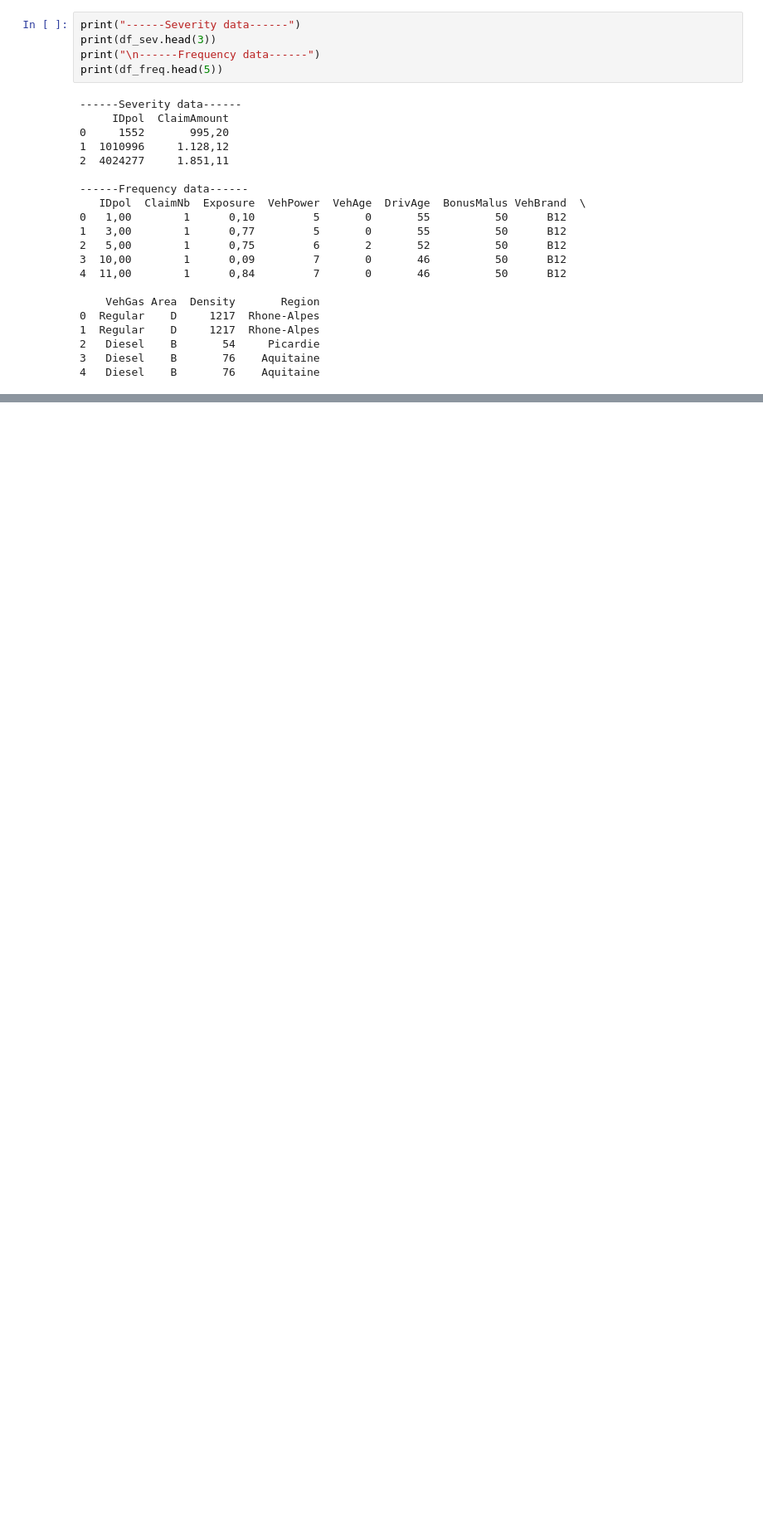
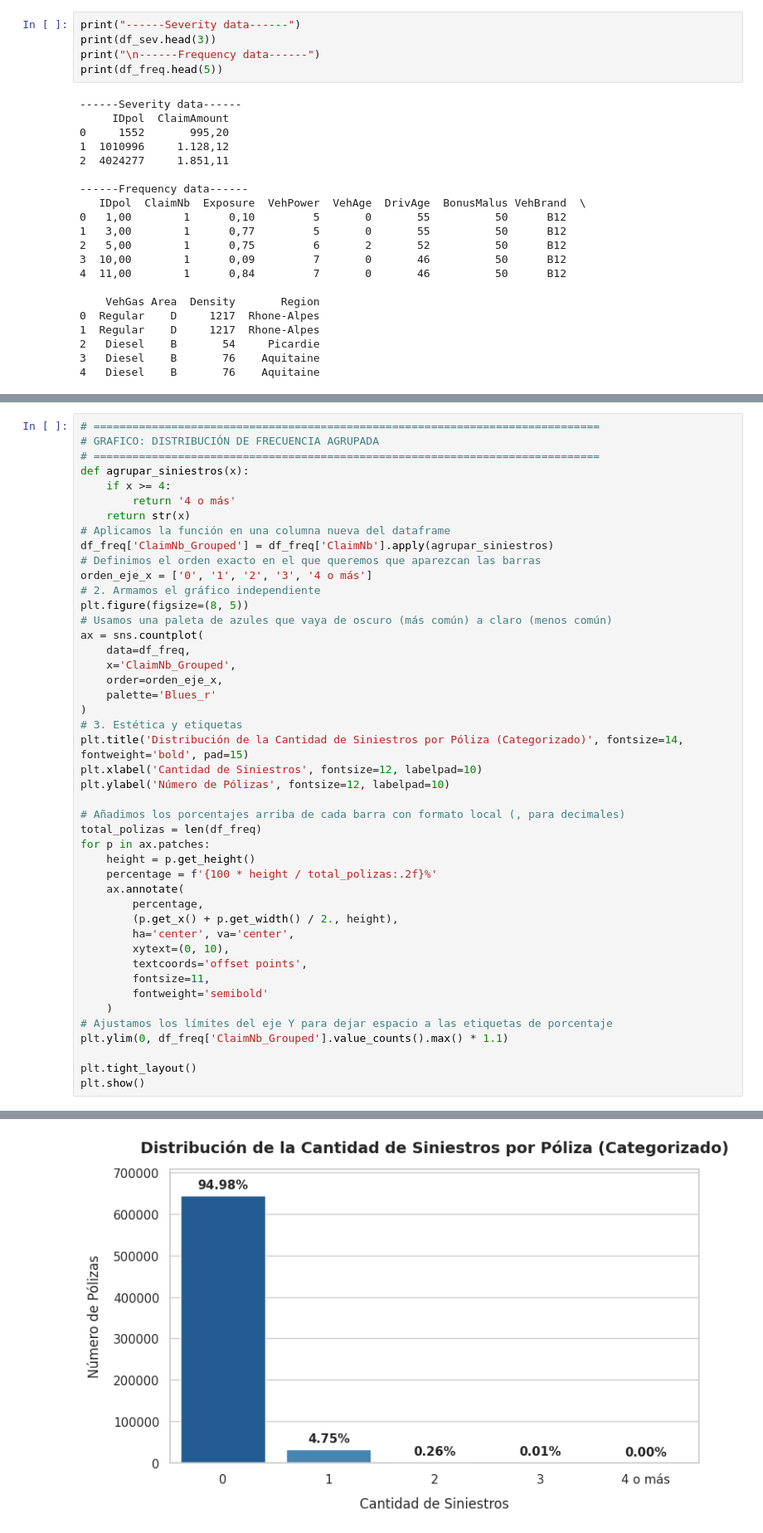
Before and after one commit to AlejandroSenabre/MTPL-Insurance-Pricing-GLM-vs-ML, a Jupyter notebook: notebooks/eda_and_cleaning.ipynb, the cells around one changed output, grey strips where cells are left out. Shown at 83% size. Cells and saved outputs as stored; diff of their text form; blank space fills up the shorter version.

```diff
--- a/notebooks/eda_and_cleaning.ipynb
+++ b/notebooks/eda_and_cleaning.ipynb
@@ -98,0 +70,46 @@ Severidad Media Global     : € 1.681,29 (Costo promedio por siniestro)
+# %%
+# ==============================================================================
+# GRAFICO: DISTRIBUCIÓN DE FRECUENCIA AGRUPADA
+# ==============================================================================
+def agrupar_siniestros(x):
+    if x >= 4:
+        return '4 o más'
+    return str(x)
+# Aplicamos la función en una columna nueva del dataframe
+df_freq['ClaimNb_Grouped'] = df_freq['ClaimNb'].apply(agrupar_siniestros)
+# Definimos el orden exacto en el que queremos que aparezcan las barras
+orden_eje_x = ['0', '1', '2', '3', '4 o más']
+# 2. Armamos el gráfico independiente
+plt.figure(figsize=(8, 5))
+# Usamos una paleta de azules que vaya de oscuro (más común) a claro (menos común)
+ax = sns.countplot(
+    data=df_freq,
+    x='ClaimNb_Grouped',
+    order=orden_eje_x,
+    palette='Blues_r'
+)
+# 3. Estética y etiquetas
+plt.title('Distribución de la Cantidad de Siniestros por Póliza (Categorizado)', fontsize=14, fontweight='bold', pad=15)
+plt.xlabel('Cantidad de Siniestros', fontsize=12, labelpad=10)
+plt.ylabel('Número de Pólizas', fontsize=12, labelpad=10)
+
+# Añadimos los porcentajes arriba de cada barra con formato local (, para decimales)
+total_polizas = len(df_freq)
+for p in ax.patches:
+    height = p.get_height()
+    percentage = f'{100 * height / total_polizas:.2f}%'
+    ax.annotate(
+        percentage,
+        (p.get_x() + p.get_width() / 2., height),
+        ha='center', va='center',
+        xytext=(0, 10),
+        textcoords='offset points',
+        fontsize=11,
+        fontweight='semibold'
+    )
+# Ajustamos los límites del eje Y para dejar espacio a las etiquetas de porcentaje
+plt.ylim(0, df_freq['ClaimNb_Grouped'].value_counts().max() * 1.1)
+
+plt.tight_layout()
+plt.show()
+# %% [output]
@@ -98,0 +119 @@ Severidad Media Global     : € 1.681,29 (Costo promedio por siniestro)
+[figure, added]
```
Also changed, not shown: parts of 9 cells of this notebook.
